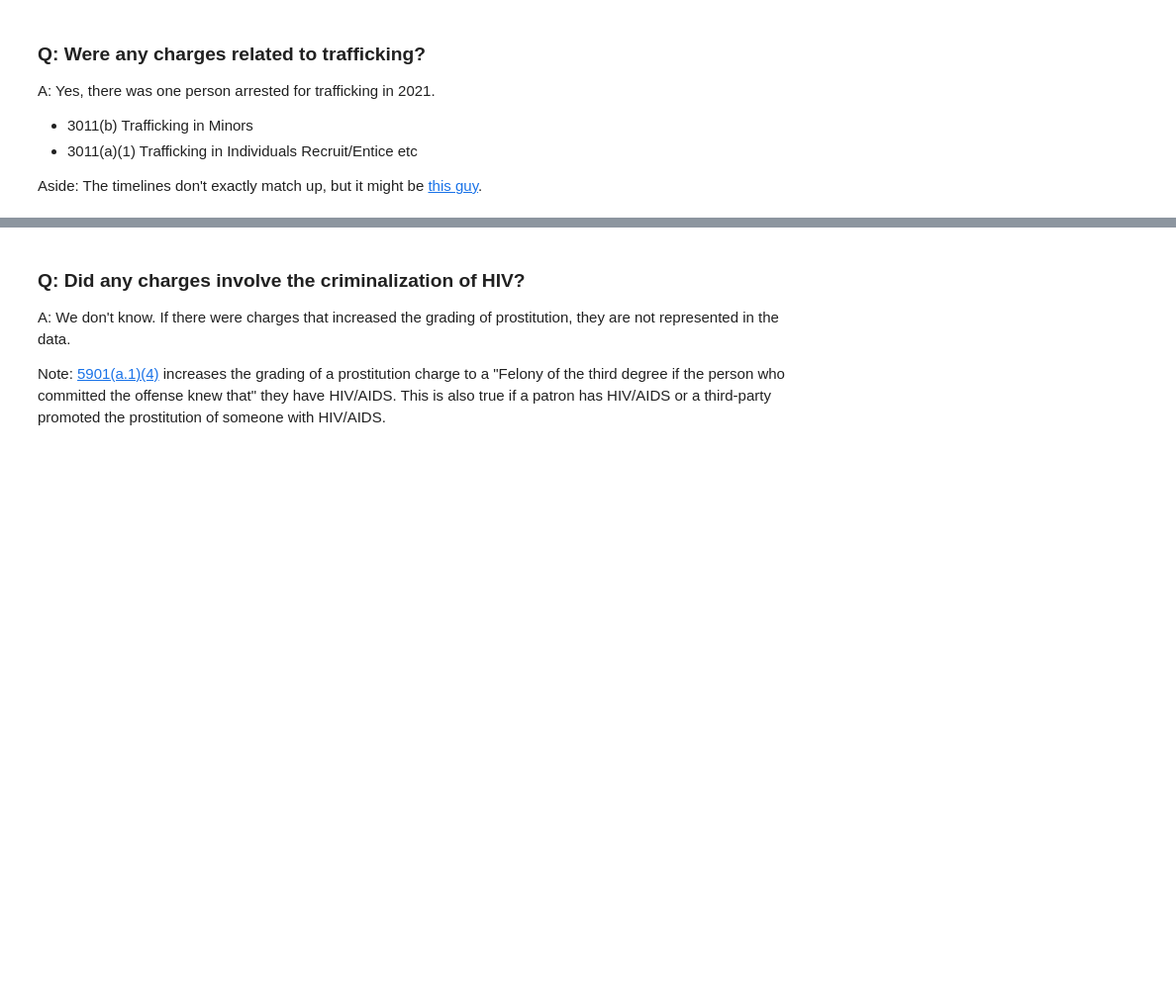
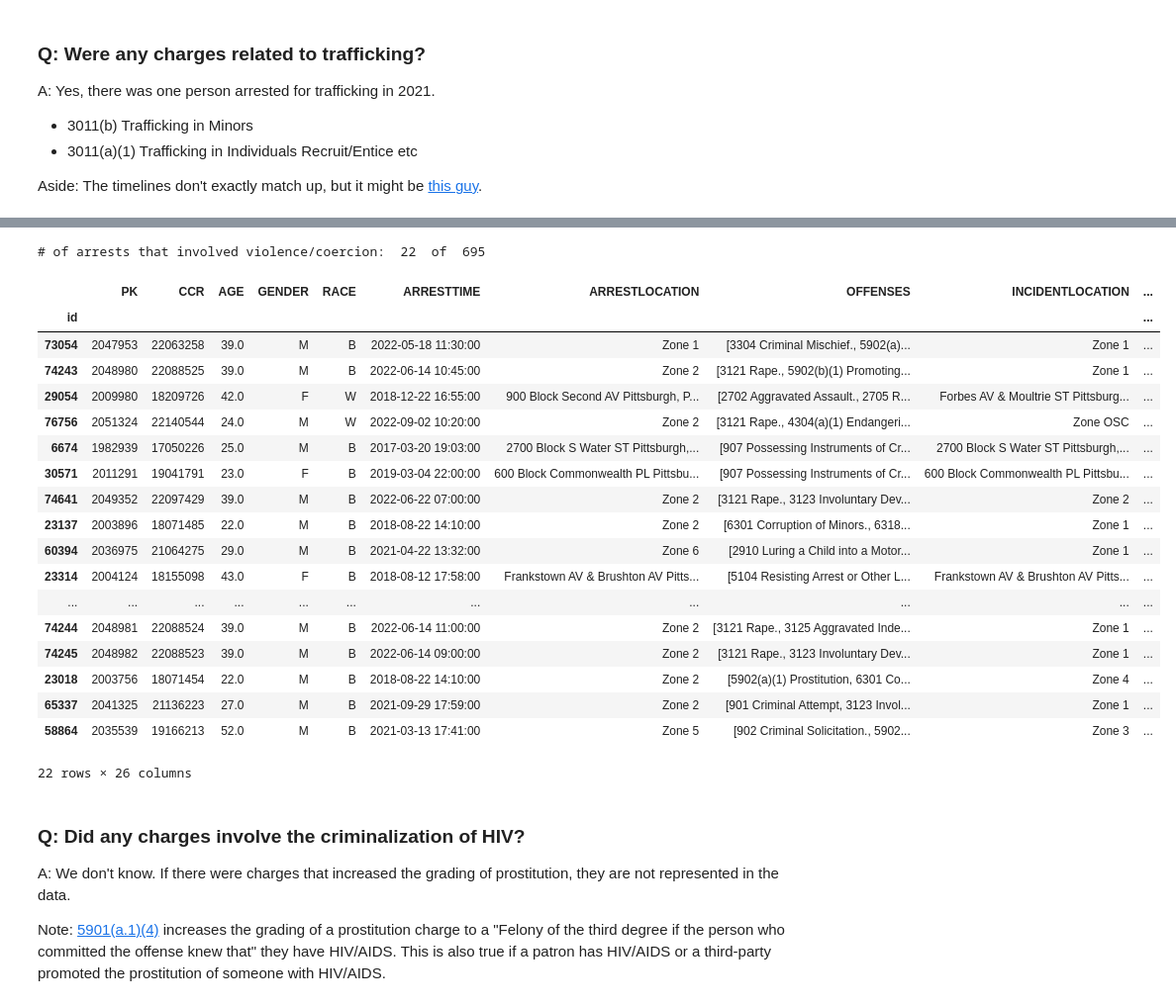
Before and after one commit to moates/pghSWArrests, a Jupyter notebook: arrest_data_analysis.ipynb, the cells around one changed output, grey strips where cells are left out. Shown at 99% size. Drawn from its saved outputs; the diff is of its cells as text; code cells hidden in the pictures; blank space fills up the shorter version.

```diff
--- a/arrest_data_analysis.ipynb
+++ b/arrest_data_analysis.ipynb
@@ -903,3 +941,52 @@ data[trafficking_mask]
+# %%
+charges_violence = [
+"3121 Rape",
+"2702 Aggravated Assault",
+"3126 Indecent Assault",
+"3123 Involuntary Deviate Sexual Intercourse,"
+"2718\(a\)\(1\) Strangulation",
+"3125 Aggravated Indecent Assault",
+"3126\(a\)\(4\) Indecent assault of unconscious person",
+"2701\(a\)\(1\) Simple Assault",
+"2701 Simple Assault",
+"7507.1 Invasion Privacy",
+"3124.1 Sexual Assault",
+"3121\(a\)\(3\) Rape of unconscious person",
+"3123\(a\)\(3\) IDSI with unconscious person",
+]
+
+charges_coercion = [
+"3131\(c\)\(2\) Unlawful dissemination of intimate image",
+"2709\(a\)\(1\) Harassment by Physical Contact, or Attempts or Threats",
+]
+
+
+charges_violence = charges_violence + charges_coercion + charges_trafficking + charges_minors
+violent_mask = data.OFFENSES_STR.str.contains('|'.join(charges_violence))
+
+print("# of arrests that involved violence/coercion: ", sum(violent_mask), " of ", len(data))
+data[violent_mask]
+# %% [output]
+# of arrests that involved violence/coercion:  22  of  695
+|  | PK | CCR | AGE | GENDER | RACE | ARRESTTIME | ARRESTLOCATION | OFFENSES | INCIDENTLOCATION | ... |
+| id |  |  |  |  |  |  |  |  |  | ... |
+| 73054 | 2047953 | 22063258 | 39.0 | M | B | 2022-05-18 11:30:00 | Zone 1 | [3304 Criminal Mischief., 5902(a)... | Zone 1 | ... |
+| 74243 | 2048980 | 22088525 | 39.0 | M | B | 2022-06-14 10:45:00 | Zone 2 | [3121 Rape., 5902(b)(1) Promoting... | Zone 1 | ... |
+| 29054 | 2009980 | 18209726 | 42.0 | F | W | 2018-12-22 16:55:00 | 900 Block Second AV Pittsburgh, P... | [2702 Aggravated Assault., 2705 R... | Forbes AV & Moultrie ST Pittsburg... | ... |
+| 76756 | 2051324 | 22140544 | 24.0 | M | W | 2022-09-02 10:20:00 | Zone 2 | [3121 Rape., 4304(a)(1) Endangeri... | Zone OSC | ... |
+| 6674 | 1982939 | 17050226 | 25.0 | M | B | 2017-03-20 19:03:00 | 2700 Block S Water ST Pittsburgh,... | [907 Possessing Instruments of Cr... | 2700 Block S Water ST Pittsburgh,... | ... |
+| 30571 | 2011291 | 19041791 | 23.0 | F | B | 2019-03-04 22:00:00 | 600 Block Commonwealth PL Pittsbu... | [907 Possessing Instruments of Cr... | 600 Block Commonwealth PL Pittsbu... | ... |
+| 74641 | 2049352 | 22097429 | 39.0 | M | B | 2022-06-22 07:00:00 | Zone 2 | [3121 Rape., 3123 Involuntary Dev... | Zone 2 | ... |
+| 23137 | 2003896 | 18071485 | 22.0 | M | B | 2018-08-22 14:10:00 | Zone 2 | [6301 Corruption of Minors., 6318... | Zone 1 | ... |
+| 60394 | 2036975 | 21064275 | 29.0 | M | B | 2021-04-22 13:32:00 | Zone 6 | [2910 Luring a Child into a Motor... | Zone 1 | ... |
+| 23314 | 2004124 | 18155098 | 43.0 | F | B | 2018-08-12 17:58:00 | Frankstown AV & Brushton AV Pitts... | [5104 Resisting Arrest or Other L... | Frankstown AV & Brushton AV Pitts... | ... |
+| ... | ... | ... | ... | ... | ... | ... | ... | ... | ... | ... |
+| 74244 | 2048981 | 22088524 | 39.0 | M | B | 2022-06-14 11:00:00 | Zone 2 | [3121 Rape., 3125 Aggravated Inde... | Zone 1 | ... |
+| 74245 | 2048982 | 22088523 | 39.0 | M | B | 2022-06-14 09:00:00 | Zone 2 | [3121 Rape., 3123 Involuntary Dev... | Zone 1 | ... |
+| 23018 | 2003756 | 18071454 | 22.0 | M | B | 2018-08-22 14:10:00 | Zone 2 | [5902(a)(1) Prostitution, 6301 Co... | Zone 4 | ... |
+| 65337 | 2041325 | 21136223 | 27.0 | M | B | 2021-09-29 17:59:00 | Zone 2 | [901 Criminal Attempt, 3123 Invol... | Zone 1 | ... |
+| 58864 | 2035539 | 19166213 | 52.0 | M | B | 2021-03-13 17:41:00 | Zone 5 | [902 Criminal Solicitation., 5902... | Zone 3 | ... |
+22 rows × 26 columns
 # %% [markdown]
 ### Q: Did any charges involve the criminalization of HIV?
 A: We don't know. If there were charges that increased the grading of prostitution, they are not represented in the data.
```
Also changed, not shown: parts of 35 cells of this notebook, 1 other file.
